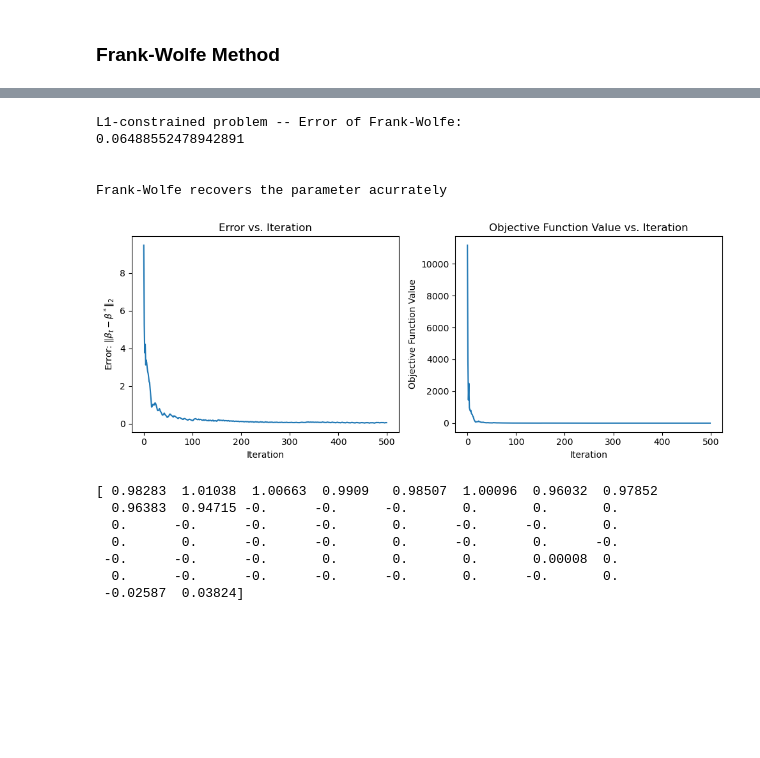
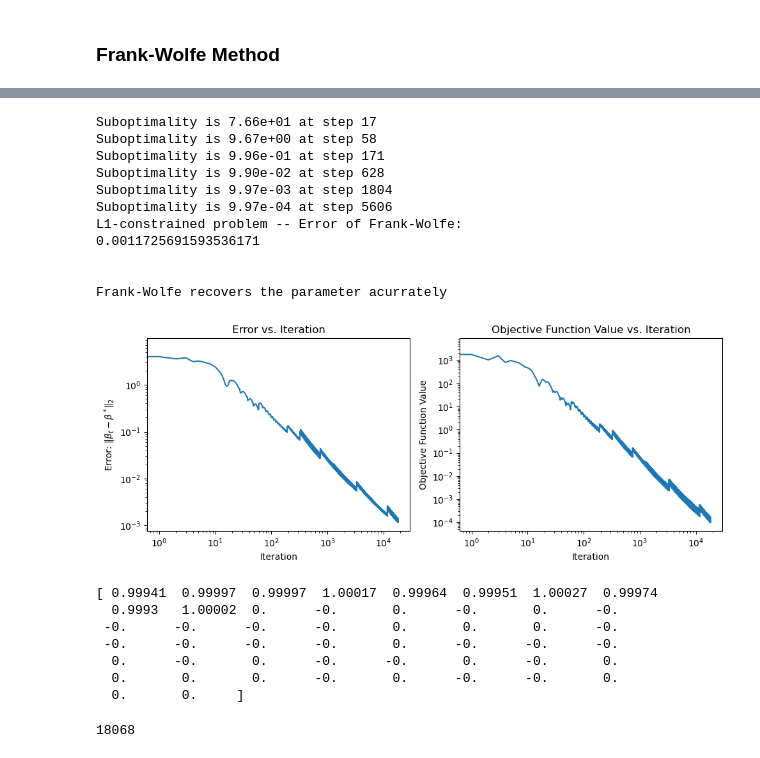
Before and after one commit to kiwi1236/sds631_project, a Jupyter notebook: demo.ipynb, the cells around one changed output, grey strips where cells are left out. Drawn from its saved outputs; the diff is of its cells as text; code cells hidden in the pictures; blank space fills up the shorter version.

```diff
--- a/demo.ipynb
+++ b/demo.ipynb
@@ -89,6 +95,8 @@ print(beta_star)
 [1. 1. 1. 1. 1. 1. 1. 1. 1. 1. 0. 0. 0. 0. 0. 0. 0. 0. 0. 0. 0. 0. 0. 0.
  0. 0. 0. 0. 0. 0. 0. 0. 0. 0. 0. 0. 0. 0. 0. 0. 0. 0. 0. 0. 0. 0. 0. 0.
  0. 0.]
+# %%
+beta_opt = beta_star
 # %%
 def project_lasso(beta, lambda_val):
     beta_proj = cp.Variable(n)
@@ -164,2 +175,30 @@ print(beta_proj)
 # %% [markdown]
 ### Frank-Wolfe Method
+# %%
+# Compute the suboptimality of the current iterate
+def lasso_subopt(beta, beta_opt, X, y):
+    return np.linalg.norm(X @ beta - y)**2 - np.linalg.norm(X @ beta_opt - y)**2
+
+# Compute the target point for Frank-Wolfe
+def update_direction_lasso(grad, lambda_):
+    # Your code here
+    target = cp.Variable(len(grad))
+
+    objective = cp.Minimize(target @ grad)
+    constraints = [cp.norm1(target) <= lambda_]
+
+    problem = cp.Problem(objective, constraints)
+    problem.solve()
+
+    return target.value
+
+# Compute adaptive (short-step) stepsize for Frank-Wolfe
+def adapt_alpha(beta, grad, target, L):
+    alpha = np.dot(grad, beta - target) / (L * np.linalg.norm(beta - target)**2)
+    # alpha = grad.dot(beta - target) / (L * (2*lambda_)**2)
+    assert alpha.ndim == 0
+    return np.min([alpha, 1])
+# %%
+L = np.max(np.linalg.eigvals(X.T.dot(X)))
+print(L)
+print(np.sort(np.linalg.eigvals(X.T.dot(X)))[::-1])
@@ -277,38 +491,48 @@ The error seems a bit large.
  -0.       0.     ]
 # %%
-## Now let's test Frank-Wolfe
+## Now test Frank-Wolfe convergence rate with 2/(t+2) step size
 
 # initialization
-# beta_init = np.zeros(n)
+beta_init = np.zeros(n)
 lambda_ = 10
-stepsize = 0.001
-N_iter = 800
-# N_iter = 20000
+stepsize = None
+N_iter = None
 
-beta_fw, beta_fw_seq, fun_fw_seq = frank_wolfe_lasso(beta_init, X, y, stepsize,
-                                                     lambda_, N_iter, const_step=False)
+beta_fw, beta_fw_seq, fun_fw_seq, subopt_list = frank_wolfe_lasso(beta_init, X, y, stepsize,
+                                                     lambda_, N_iter, const_step=False,
+                                                     beta_opt=beta_opt, epsilon=1e-4)
 
 print(f"L1-constrained problem -- Error of Frank-Wolfe: \n{l2_error(beta_fw, beta_opt)}\n")
 
 if l2_error(beta_fw, beta_opt) < 0.1:
   print("\nFrank-Wolfe recovers the parameter acurrately \n")
 else:
   print("\nThe error seems a bit large.")
 
 # generate plots
 plot_results(beta_fw_seq, fun_fw_seq, beta_opt)
 print(beta_fw)
 # %% [output]
+Suboptimality is 7.66e+01 at step 17
+Suboptimality is 9.67e+00 at step 58
+Suboptimality is 9.96e-01 at step 171
+Suboptimality is 9.90e-02 at step 628
+Suboptimality is 9.97e-03 at step 1804
+Suboptimality is 9.97e-04 at step 5606
 L1-constrained problem -- Error of Frank-Wolfe:
-0.06488552478942891
+0.0011725691593536171
 
 
 Frank-Wolfe recovers the parameter acurrately
-[figure, old version]
+[figure, new version]
-[ 0.98283  1.01038  1.00663  0.9909   0.98507  1.00096  0.96032  0.97852
-  0.96383  0.94715 -0.      -0.      -0.       0.       0.       0.
-  0.      -0.      -0.      -0.       0.      -0.      -0.       0.
-  0.       0.      -0.      -0.       0.      -0.       0.      -0.
- -0.      -0.      -0.       0.       0.       0.       0.00008  0.
-  0.      -0.      -0.      -0.      -0.       0.      -0.       0.
- -0.02587  0.03824]
+[ 0.99941  0.99997  0.99997  1.00017  0.99964  0.99951  1.00027  0.99974
+  0.9993   1.00002  0.      -0.       0.      -0.       0.      -0.
+ -0.      -0.      -0.      -0.       0.       0.       0.      -0.
+ -0.      -0.      -0.      -0.       0.      -0.      -0.      -0.
+  0.      -0.       0.      -0.      -0.       0.      -0.       0.
+  0.       0.       0.      -0.       0.      -0.      -0.       0.
+  0.       0.     ]
+# %%
+print(len(beta_fw_seq))
+# %% [output]
+18068
```
Also changed, not shown: parts of 25 cells of this notebook.
